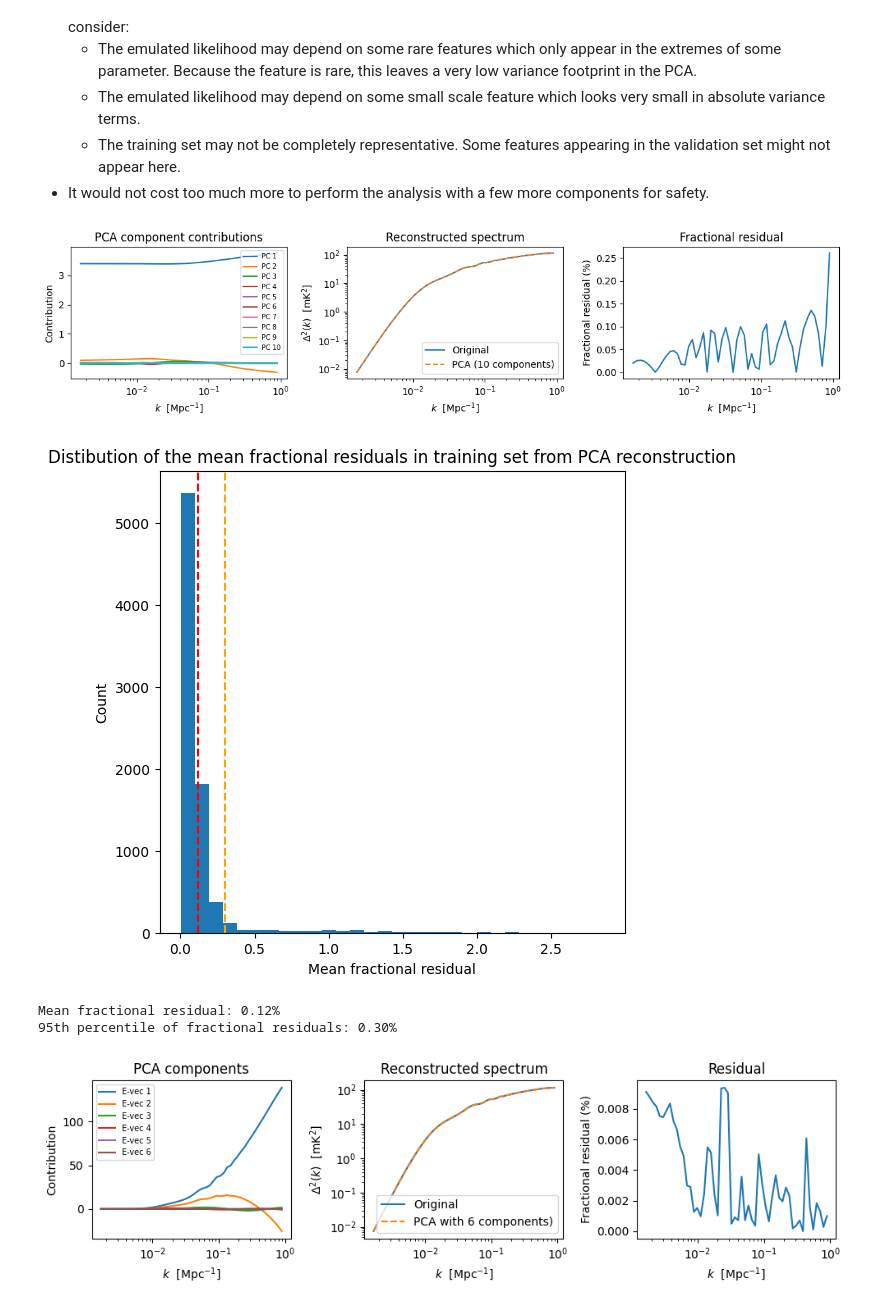
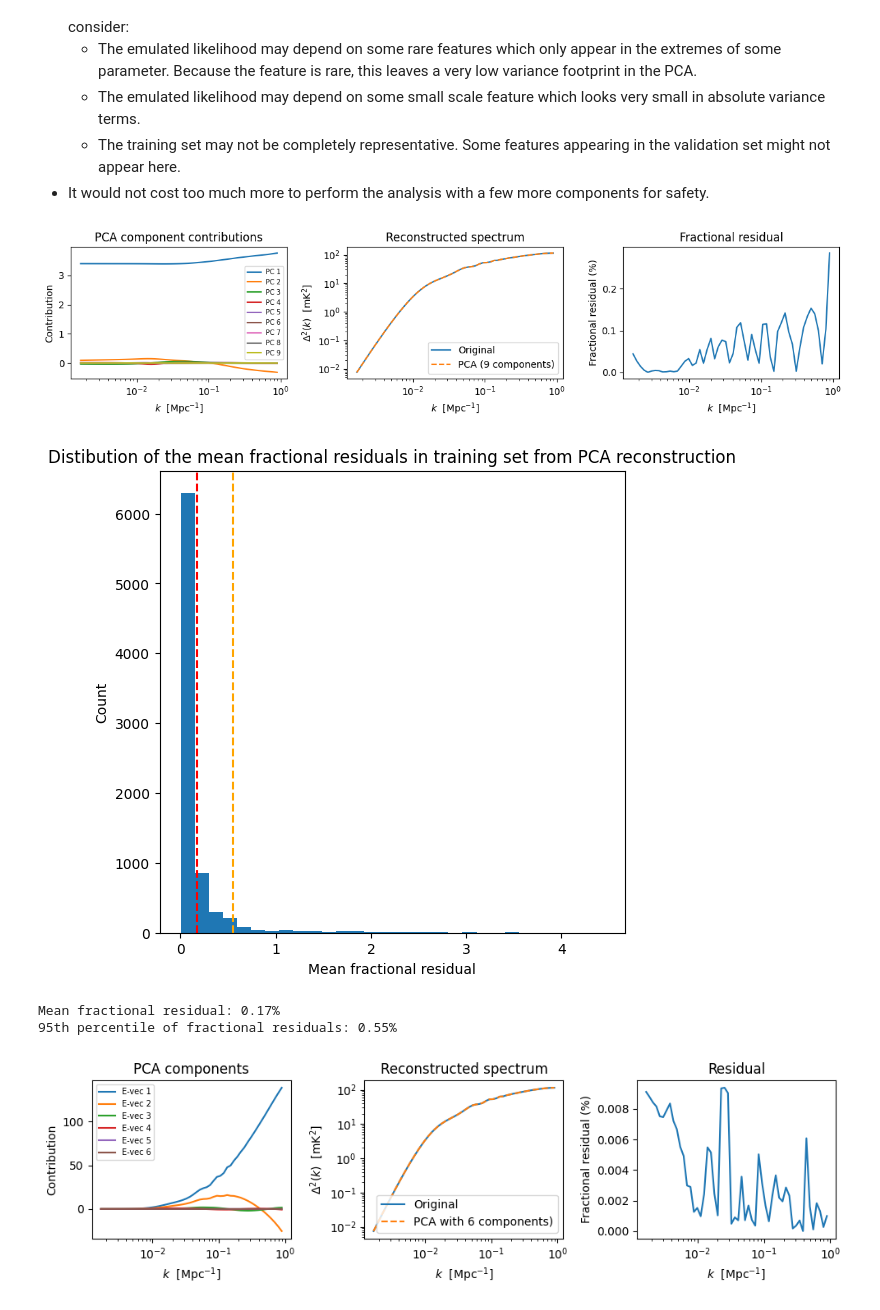
Before and after one commit to JoeyWee1/Machine-Learning-Enhanced-Inference-of-the-21-cm-Power-Spectrum-at-Cosmic-Dawn, a Jupyter notebook: ML_inference.ipynb, the cells around one changed output. Cells and saved outputs as stored; diff of their text form; code cells hidden in the pictures.

```diff
--- a/ML_inference.ipynb
+++ b/ML_inference.ipynb
@@ -92,7 +92,7 @@ plt.show()
 - Since the power spectra vary across several orders of magnitude, it is prudent to work with the logarithm.
 # %%
 from helpers.preprocess import preprocess
-processed = preprocess(raw_data, n_comp=54, log_power=True)
+processed = preprocess(raw_data, n_comp=9, log_power=True)
 # %% [markdown]
 - Now we apply PCA on this data
 # %%
@@ -165,13 +162,13 @@ for threshold in thresholds:
     - The training set may not be completely representative. Some features appearing in the validation set might not appear here.
 - It would not cost too much more to perform the analysis with a few more components for safety.
 # %%
-n_comp =10
+n_comp =9
 from helpers.plotting import plot_reconstructed_train
 # for i in range(0, 8000, 200):
 #     _ = plot_reconstructed_train(processed, raw_data, n_comp=10, plot=True, idx=i)
 _ = plot_reconstructed_train(processed, raw_data, n_comp=n_comp, plot=True, idx=0)
 # %% [output]
-[figure, old version]
+[figure, new version]
 # %%
 # n_comp = 6
 
@@ -224,9 +221,9 @@ _ = plot_reconstructed_train(processed, raw_data, n_comp=n_comp, plot=True, idx=
 from helpers.plotting import pca_fractional_residual
 _ = pca_fractional_residual(processed, raw_data, n_comp=n_comp)
 # %% [output]
-[figure, old version]
+[figure, new version]
-Mean fractional residual: 0.12%
-95th percentile of fractional residuals: 0.30%
+Mean fractional residual: 0.17%
+95th percentile of fractional residuals: 0.55%
 # %%
 # _ = check_reconstructed_spectra(plot = True)
 # frac_residuals= []
```
Also changed, not shown: parts of 4 cells of this notebook, 8 other files.
